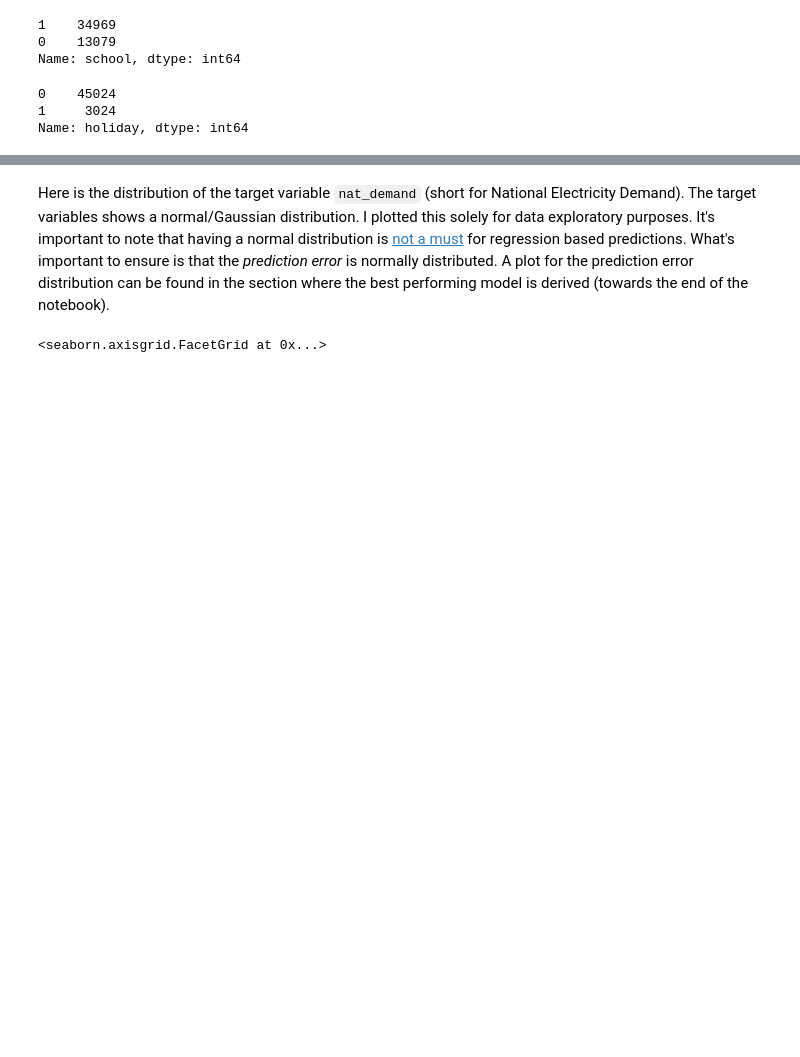
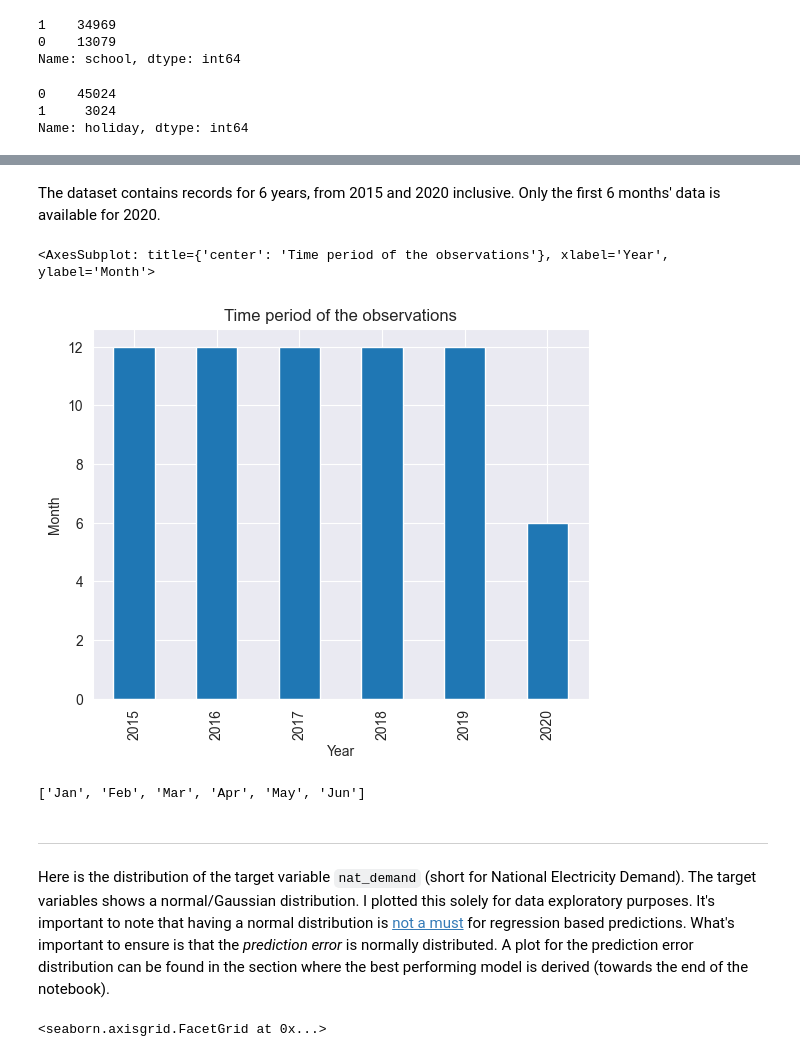
Before and after one commit to kausnz/panama-electricity-load-forecast, a Jupyter notebook: notebook.ipynb, the cells around one changed output, grey strips where cells are left out. Cells and saved outputs as stored; diff of their text form; code cells hidden in the pictures; blank space fills up the shorter version.

```diff
--- a/notebook.ipynb
+++ b/notebook.ipynb
@@ -173,3 +234,18 @@ df.filter(regex='dt.*')[::10000].head()
+# %% [markdown]
+The dataset contains records for 6 years, from 2015 and 2020 inclusive. Only the first 6 months' data is available for 2020.
+# %%
+df_nmonths = df.filter(['dt_year', 'dt_month']).groupby('dt_year').nunique()
+df_nmonths.plot.bar(title='Time period of the observations', xlabel='Year', ylabel='Month', legend=False)
+# %% [output]
+<AxesSubplot: title={'center': 'Time period of the observations'}, xlabel='Year', ylabel='Month'>
+[figure, added]
+# %%
+# Checking what are the months from 2020 that I have observations for.
+[calendar.month_abbr[i] for i in list(df[df.dt_year == 2020].dt_month.unique())]
+# %% [output]
+['Jan', 'Feb', 'Mar', 'Apr', 'May', 'Jun']
+# %% [markdown]
+--------------------------------------
 # %% [markdown]
 Here is the distribution of the target variable `nat_demand` (short for National Electricity Demand). The target variables shows a normal/Gaussian distribution. I plotted this solely for data exploratory purposes. It's important to note that having a normal distribution is [not a must](https://data.library.virginia.edu/normality-assumption/#:~:text=No%2C%20you%20don't%20have,or%20an%20outcome%20(DV).) for regression based predictions. What's important to ensure is that the *prediction error* is normally distributed. A plot for the prediction error distribution can be found in the section where the best performing model is derived (towards the end of the notebook).
 # %%
```
Also changed, not shown: parts of 19 cells of this notebook, 2 other files.
